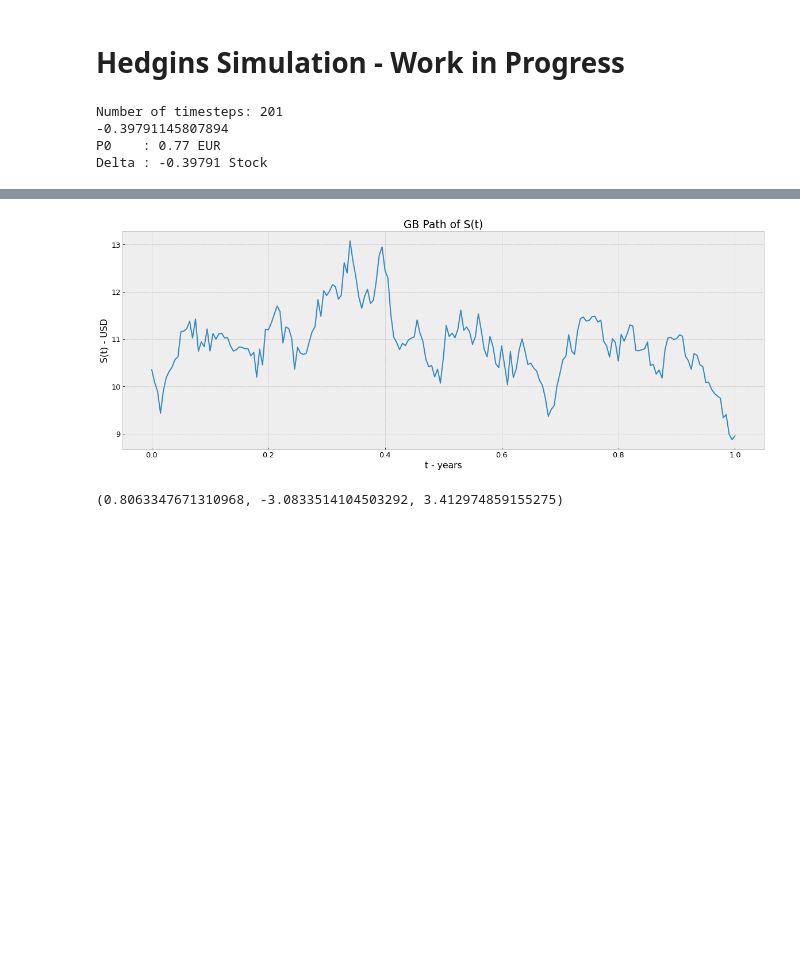
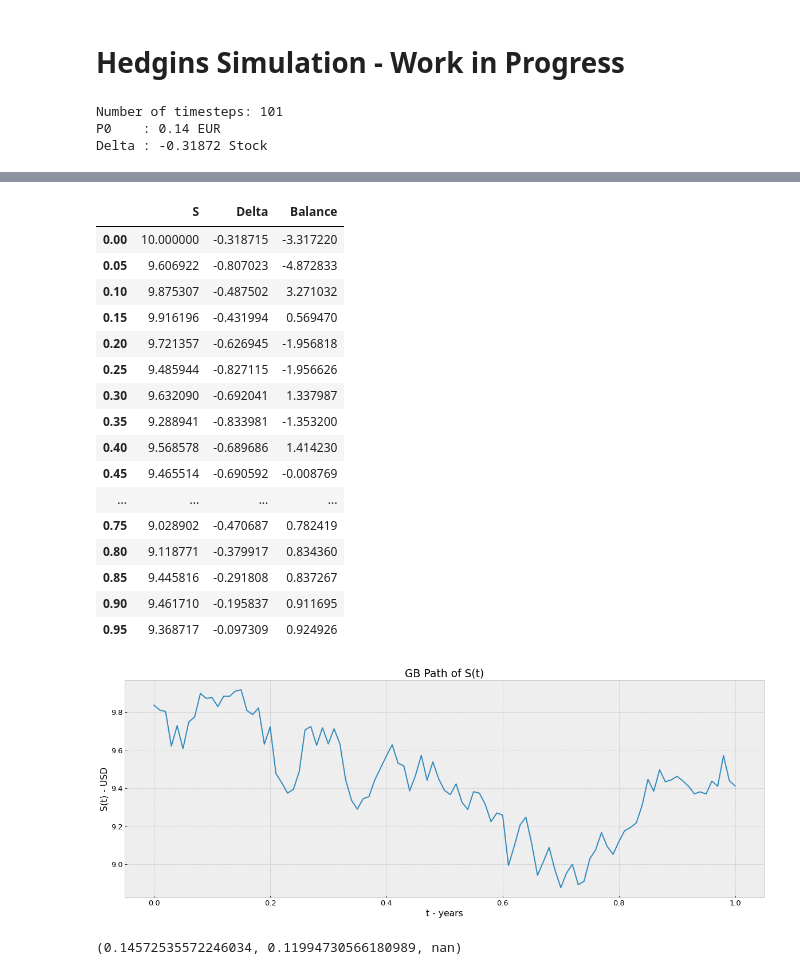
Before and after one commit to ithakis/European-and-American-put-option-pricing, a Jupyter notebook: Asian Put.ipynb, the cells around one changed output, grey strips where cells are left out. Drawn from its saved outputs; the diff is of its cells as text; code cells hidden in the pictures; blank space fills up the shorter version.

```diff
--- a/Asian Put.ipynb
+++ b/Asian Put.ipynb
@@ -320,8 +402,8 @@ Gamma   : 0.00164
 # %%
 S = 10
 K = 10
-r = 0.05
-sigma = 0.4
+r = 0.04
+sigma = 0.1
 T = 1
 
 # Todo Add St History
@@ -329,8 +411,8 @@ T = 1
 reload(ao)
 
 # GBM Path
-dt = 1/200
-mu = .08
+dt = 1/100
+mu = .06
 rehedging_frequency = 1/20
 
 _number_of_timesteps = int(T/dt) +1   ;   print(f'Number of timesteps: {_number_of_timesteps}')
@@ -347,7 +429,7 @@ P0 = AP.get_price()[0]
 
 Delta       = AP.Delta
 print(f'P0    : {P0:.2f} EUR \nDelta : {Delta:.5f} Stock')
-Portfolio   = {0 : [Delta, (Delta*S)*np.exp(r*T)]}
+Portfolio   = {0 : [S, Delta, (Delta*S)*np.exp(r*T)]}
 
 # Function to find the nearest index of t in
 def find_nearest(array, value):
@@ -355,31 +437,50 @@ def find_nearest(array, value):
     idx = (np.abs(array - value)).argmin()
     return array[idx]
 
+last_t_index = 0
 # Loop over time to simulate the rebalancing of the replicating portfolio
 for t in tqdm(np.arange(rehedging_frequency, T, rehedging_frequency)):
     t_index = find_nearest(S_series.index, value=t)
-    print(f't : {t} \nt_index : {t_index}')
+    # print(f't : {t} \nt_index : {t_index}')
     _S = S_series[t_index]
+    S_History = S_series.values[:np.argwhere(S_series.index.values == t_index)[0,0]+1]
 
-    AP = ao.Asian_Put_Option(S=_S, K=K, T=T-t_index, r=r, sigma=sigma, _greek=True)
+    AP = ao.Asian_Put_Option(S=_S, S_History=S_History, K=K, T=T-t_index, r=r, sigma=sigma, _greek=True, M=(100-S_History.shape[0]))
     Delta       = AP.Delta
 
-    previous_Delta = list(Portfolio.values())[-1][0]
+    previous_Delta = Portfolio[last_t_index][1]
+    last_t_index = t_index
 
-    Portfolio[t_index] = [Delta, (Delta - previous_Delta)*_S * np.exp(r*(T-t_index))]
-    # print(Portfolio.values()) ; break
+    # print(f'pDelta: {previous_Delta}')
+    # print(f' Delta: {Delta}')
+    # print(f'_S: {_S}')
+    # print(f'Discount: {np.exp(r*(T-t_index))}')
+    # print(f'Balance: {(Delta - previous_Delta)*_S * np.exp(r*(T-t_index))}')
+    # print(f'Balance: {(Delta - previous_Delta)*_S * np.exp(r*(T-t_index))}')
+    Portfolio[t_index] = [_S, Delta, (Delta - previous_Delta)*_S * np.exp(r*(T-t_index))]
 
-    # if t> 1 :
-    #     print(f'\nPortfolio:')
-    #     print(json.dumps(Portfolio, indent=2))
-    #     break
 
-RP_df = pd.DataFrame.from_dict(Portfolio, orient='index', columns=['Delta', 'Balance'])
+RP_df = pd.DataFrame.from_dict(Portfolio, orient='index', columns=['S', 'Delta', 'Balance'])
 
-Total_Balance = P0*np.exp(r*T) + -RP_df.Balance.sum() + RP_df.Delta.values[-1]*S_series.values[-1]
+# ----------------------------------------------------------------
+#C0 * e^rT
+Option_P0   = P0*np.exp(r*T)
+# Sum [ (D_{t} - D_{t-1})*S * np.exp(r*(T-t_i)]
+Sum_Deltas  = RP_df.Balance.sum()
+last_hold   = -RP_df.Delta.values[-1]*S_series.values[-1]
+Payoff      = max(K - S_series.mean(), 0)
+print(f"""
+Option_P0       = {Option_P0}
+Sum_Deltas      = {Sum_Deltas}
+Last Holding    = {last_hold}
+
+Rep Portfolio   = {Option_P0 + Sum_Deltas + last_hold}
+Payoff          = {Payoff}
+""")
+Total_Balance =  (Option_P0 + Sum_Deltas + last_hold) - Payoff
 print(f'Total Balance: {Total_Balance}')
+RP_df
 # %% [output]
-Number of timesteps: 201
--0.39791145807894
-P0    : 0.77 EUR
-Delta : -0.39791 Stock
+Number of timesteps: 101
+P0    : 0.14 EUR
+Delta : -0.31872 Stock
@@ -403,8 +495,25 @@ Total Balance: 0.4767113184261511
+|  | S | Delta | Balance |
+| 0.00 | 10.000000 | -0.318715 | -3.317220 |
+| 0.05 | 9.606922 | -0.807023 | -4.872833 |
+| 0.10 | 9.875307 | -0.487502 | 3.271032 |
+| 0.15 | 9.916196 | -0.431994 | 0.569470 |
+| 0.20 | 9.721357 | -0.626945 | -1.956818 |
+| 0.25 | 9.485944 | -0.827115 | -1.956626 |
+| 0.30 | 9.632090 | -0.692041 | 1.337987 |
+| 0.35 | 9.288941 | -0.833981 | -1.353200 |
+| 0.40 | 9.568578 | -0.689686 | 1.414230 |
+| 0.45 | 9.465514 | -0.690592 | -0.008769 |
+| ... | ... | ... | ... |
+| 0.75 | 9.028902 | -0.470687 | 0.782419 |
+| 0.80 | 9.118771 | -0.379917 | 0.834360 |
+| 0.85 | 9.445816 | -0.291808 | 0.837267 |
+| 0.90 | 9.461710 | -0.195837 | 0.911695 |
+| 0.95 | 9.368717 | -0.097309 | 0.924926 |
-[figure, old version]
+[figure, new version]
 # %%
 P0*np.exp(r*T) ,RP_df.Balance.sum() ,-RP_df.Delta.values[-1]*S_series.values[-1]
 # %% [output]
-(0.8063347671310968, -3.0833514104503292, 3.412974859155275)
+(0.14572535572246034, 0.11994730566180989, nan)
 # %%
 RP_df
 # %% [output]
```
Also changed, not shown: parts of 10 cells of this notebook.
